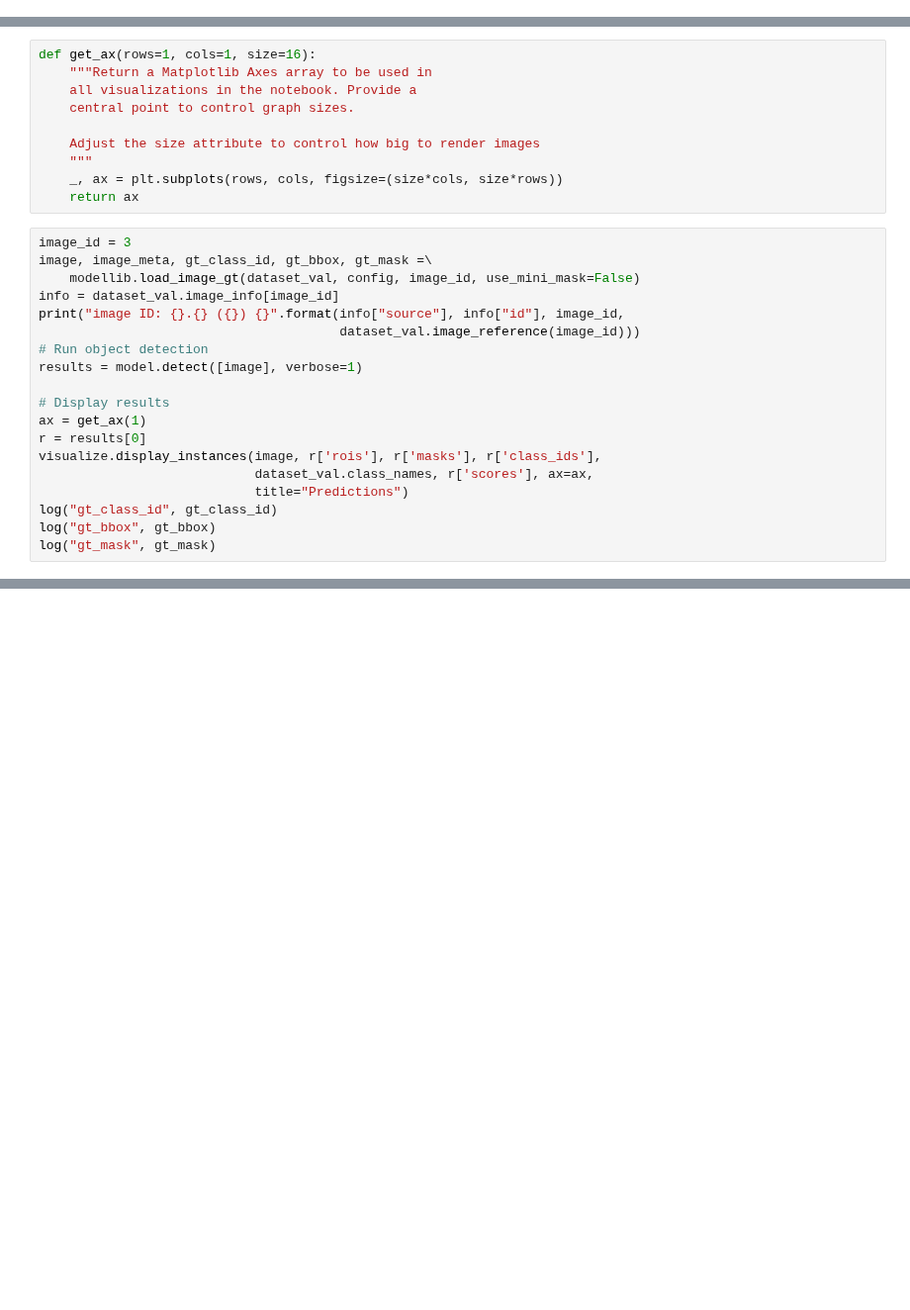
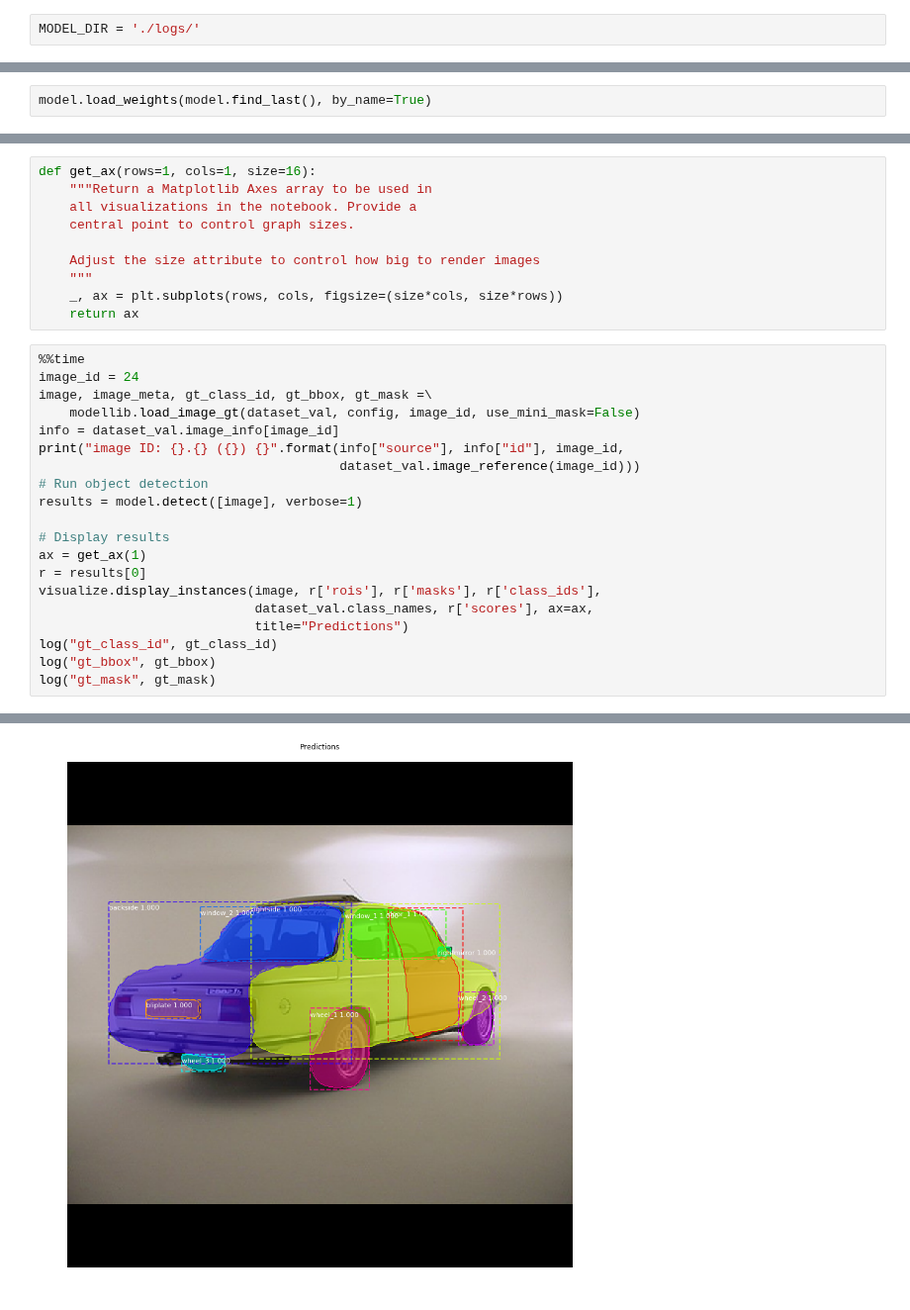
Before and after one commit to matterport/Mask_RCNN, a Jupyter notebook: samples/car_part_segmentation/model_training.ipynb, the cells around one changed output, grey strips where cells are left out. Shown at 99% size. Drawn from its saved outputs; the diff is of its cells as text; blank space fills up the shorter version.

```diff
--- a/samples/car_part_segmentation/model_training.ipynb
+++ b/samples/car_part_segmentation/model_training.ipynb
@@ -59,0 +105,2 @@ config.display()
+# %%
+MODEL_DIR = './logs/'
@@ -74,0 +137,2 @@ model = modellib.MaskRCNN(mode="inference", config=config,
+# %%
+model.load_weights(model.find_last(), by_name=True)
@@ -83,7 +149,8 @@ def get_ax(rows=1, cols=1, size=16):
     _, ax = plt.subplots(rows, cols, figsize=(size*cols, size*rows))
     return ax
 # %%
-image_id = 3
+%%time
+image_id = 24
 image, image_meta, gt_class_id, gt_bbox, gt_mask =\
     modellib.load_image_gt(dataset_val, config, image_id, use_mini_mask=False)
 info = dataset_val.image_info[image_id]
@@ -101,3 +168,4 @@ visualize.display_instances(image, r['rois'], r['masks'], r['class_ids'],
 log("gt_class_id", gt_class_id)
 log("gt_bbox", gt_bbox)
 log("gt_mask", gt_mask)
+# %% [output]
@@ -103,0 +183 @@ log("gt_mask", gt_mask)
+[figure, added]
```
Also changed, not shown: parts of 14 cells of this notebook, 4 other files.
